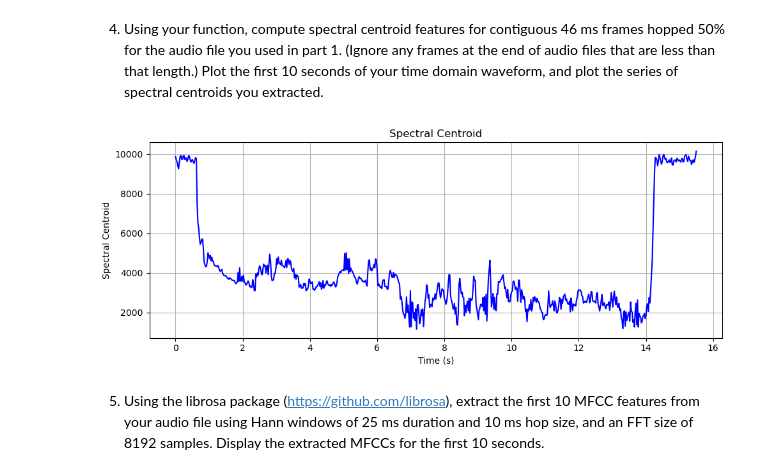
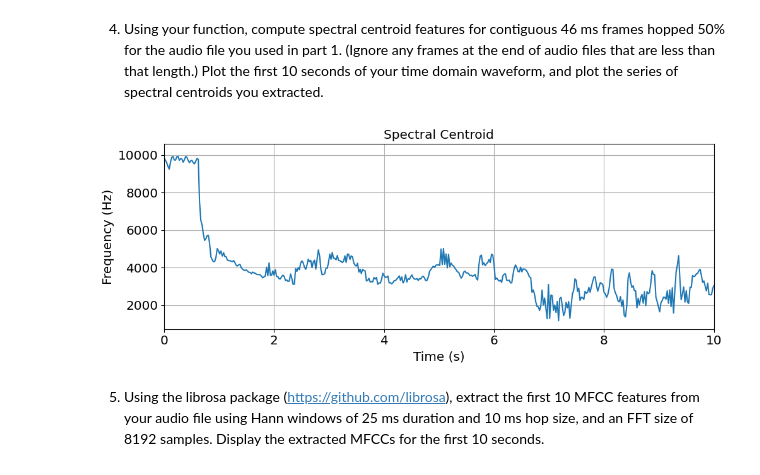
Before and after one commit to simoclemens/KTH-MusicInformaticsLabs, a Jupyter notebook: DT2470_lab01.ipynb, the cells around one changed output. Drawn from its saved outputs; the diff is of its cells as text; code cells hidden in the pictures.

```diff
--- a/DT2470_lab01.ipynb
+++ b/DT2470_lab01.ipynb
@@ -106,6 +313,9 @@ def num_zeros(samples, frame_size, hop_size):
 # add your code below
 from pydub import AudioSegment
 import math
+
+starting_time = 0
+duration = 10 #s
 
 frame_length = 46 #ms
 hop_perc = 0.50
@@ -115,10 +325,30 @@ sound01 = sound01.split_to_mono()[0]
 
 frame_size = int(sound01.frame_count(ms=frame_length))
 hop_size = int(hop_perc*frame_size)
-samples = sound01.get_array_of_samples()
+samples = sound01[starting_time*1000:(starting_time+duration)*1000].get_array_of_samples()
+scaling_factor = 1.0 / sound.max
 
 zeros = num_zeros(samples,frame_size,hop_size)
-print(frame_size)
-print(len(samples))
-print(zeros)
+
+time01 = np.linspace(starting_time, starting_time+duration, num=len(samples))
+
+scaled_samples = np.array(samples)*scaling_factor
+plt.plot(time01, scaled_samples)
+plt.xlabel("Time(s)")
+plt.ylabel("Amplitude")
+plt.title("10s Audio segment from file: NHU05104289.wav (Galapagos carpenter bee)")
+plt.grid(True)
+plt.xlim(0, 10)
+plt.ylim(-1, 1)
+plt.show()
+
+time02 = np.linspace(starting_time, starting_time+duration, num=len(zeros))
+
+plt.plot(time02, zeros)
+plt.xlabel("Time(s)")
+plt.ylabel("Number of zero crossing")
+plt.title("Zero crossing of the Audio segment")
+plt.grid(True)
+plt.xlim(0, 10)
+plt.show()
 # %% [output]
@@ -165,36 +394,37 @@ def compute_spectral_centroids(samples, frame_size, hop_size, sampling_rate):
 # add your code below
 
 from pydub import AudioSegment
 import matplotlib.pyplot as plt
 import math
 
 frame_length = 46 #ms
 hop_perc = 0.50
 
 sound01 = AudioSegment.from_file("sample01.wav", format="wav")
 sound01 = sound01.split_to_mono()[0]
 
 frame_size = int(sound01.frame_count(ms=frame_length))
 hop_size = int(hop_perc*frame_size)
 samples = sound01.get_array_of_samples()
 sampling_rate = sound01.frame_rate
 
 centroids = compute_spectral_centroids(samples,frame_size,hop_size,sampling_rate)
 
 # Create a time array for plotting
 time = np.arange(0, len(centroids)) * hop_size / sampling_rate
 
 # Plot the spectral centroid
 plt.figure(figsize=(10, 4))
-plt.plot(time,centroids, color='b')
+plt.plot(time,centroids)
 plt.xlabel('Time (s)')
-plt.ylabel('Spectral Centroid')
+plt.ylabel('Frequency (Hz)')
 plt.title('Spectral Centroid')
 plt.grid()
 plt.tight_layout()
+plt.xlim(0, 10)
 plt.show()
 # %% [output]
-[figure, old version]
+[figure, new version]
 # %% [markdown]
 5. Using the librosa package (https://github.com/librosa), extract the first 10 MFCC features from your audio file using Hann windows of 25 ms duration and 10 ms hop size, and an FFT size of 8192 samples. Display the extracted MFCCs for the first 10 seconds.
 # %%
```
Also changed, not shown: parts of 12 cells of this notebook.
